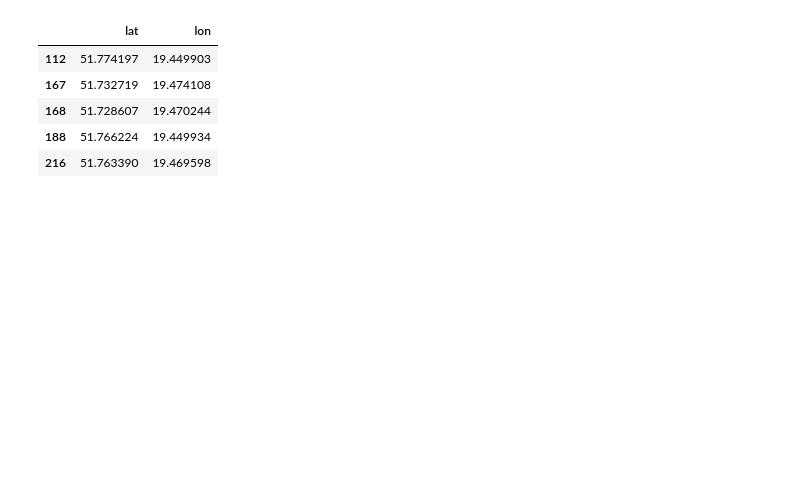
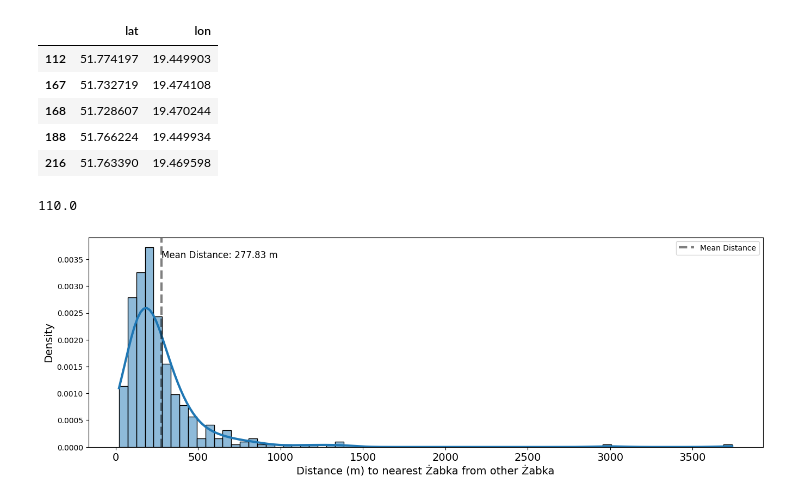
Before and after one commit to Gadomskyy/Zabka-Lodz-mapping, a Jupyter notebook: zabka.ipynb, the cells around one changed output. Saved outputs shown, nothing was run; the diff lists cells and outputs as text; code cells hidden in the pictures; blank space fills up the shorter version.

Commit message:
Created histplot to show mean distance to closest zabka

```diff
--- a/zabka.ipynb
+++ b/zabka.ipynb
@@ -53,6 +55,26 @@ for i, closest_index in enumerate(closests_locs):
     closest_long = df.iloc[closest_index]['lon']
     curr_lat = df.iloc[i]['lat']
     curr_long = df.iloc[i]['lon']
+    d = round(closests_distance[i], 2)
     folium.PolyLine([(curr_lat, curr_long), (closest_lat, closest_long)], color='black', popup=f"{round(closests_distance[i] * 1000 ,2)} m").add_to(map_lodz)
+    closest_dists_lim.append(d)
 
 map_lodz.save('zabkalodz.html')
+# %%
+print(closest_dists_lim[66])
+# %% [output]
+110.0
+# %%
+mean_distance = np.mean(closest_dists_lim)
+
+plt.figure(figsize=(16, 5))
+sns.histplot(closest_dists_lim, kde=True, line_kws={'linewidth': 3}, stat='density')
+plt.xlabel('Distance (m) to nearest Żabka from other Żabka', fontsize=14)
+plt.ylabel('Density', fontsize=14)
+plt.xticks(fontsize=14)
+plt.axvline(np.mean(closest_dists_lim), color='black', linestyle='--', linewidth=3, alpha=0.5, label='Mean Distance')
+plt.text(mean_distance + 0.05, plt.ylim()[1] * 0.9, f'Mean Distance: {mean_distance:.2f} m', fontsize=12, color='black')
+plt.legend()
+plt.show()
+# %% [output]
+[figure, added]
```
Also changed, not shown: parts of 1 cell of this notebook.
